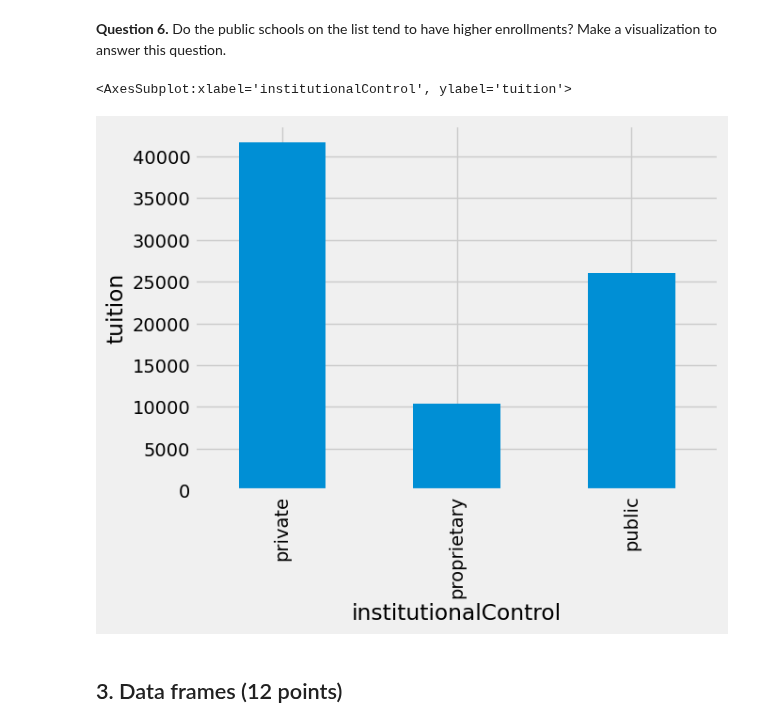
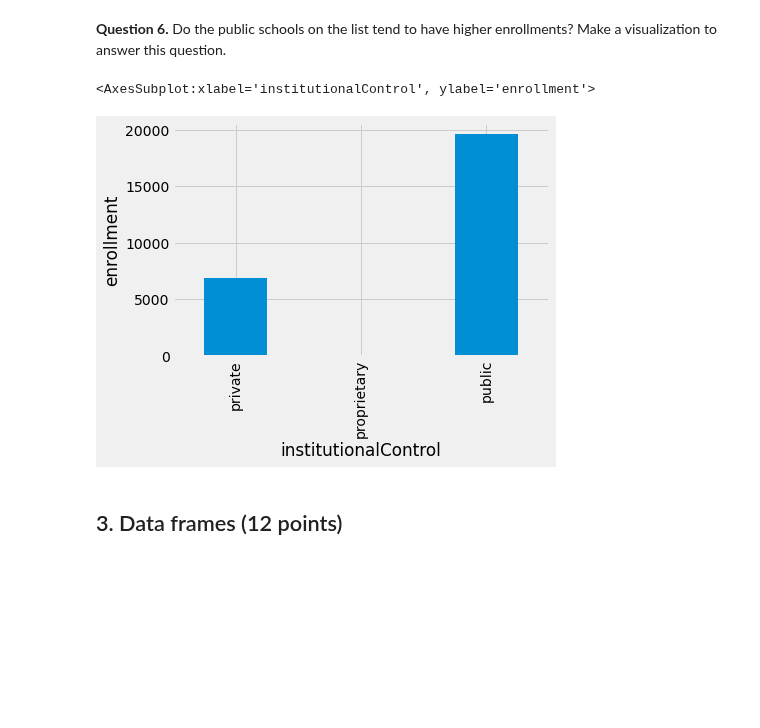
Before and after one commit to mattzhao-R/data-118, a Jupyter notebook: hw/HW02_AUT22-C.ipynb, the cells around one changed output. Saved outputs shown, nothing was run; the diff lists cells and outputs as text; code cells hidden in the pictures; blank space fills up the shorter version.

```diff
--- a/hw/HW02_AUT22-C.ipynb
+++ b/hw/HW02_AUT22-C.ipynb
@@ -230,10 +230,10 @@ Index(['act-avg', 'sat-avg', 'enrollment', 'acceptance-rate',
 **Question 6.**  Do the public schools on the list tend to have higher enrollments?
 Make a visualization to answer this question.
 # %%
-new_df.groupby('institutionalControl')['tuition'].mean().plot.bar(ylabel='tuition')
+new_df.groupby('institutionalControl')['enrollment'].mean().plot.bar(ylabel='enrollment')
 # %% [output]
-<AxesSubplot:xlabel='institutionalControl', ylabel='tuition'>
+<AxesSubplot:xlabel='institutionalControl', ylabel='enrollment'>
-[figure, old version]
+[figure, new version]
 # %% [markdown]
 ## 3. Data frames (12 points)
 # %% [markdown]
```
Also changed, not shown: parts of 2 cells of this notebook.
